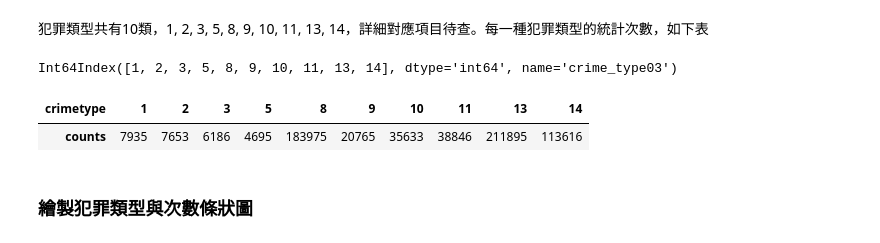
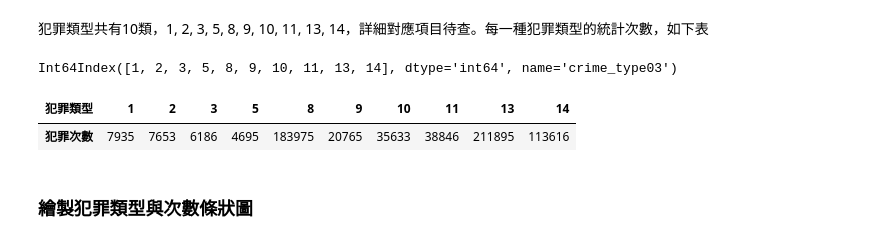
Before and after one commit to jc7qx/pylearning, a Jupyter notebook: 國網犯罪.ipynb, the cells around one changed output. Cells and saved outputs as stored; diff of their text form; code cells hidden in the pictures.

```diff
--- a/國網犯罪.ipynb
+++ b/國網犯罪.ipynb
@@ -36,13 +38,13 @@ tc.index #讀取犯罪類型
 Int64Index([1, 2, 3, 5, 8, 9, 10, 11, 13, 14], dtype='int64', name='crime_type03')
 # %%
 #製作犯罪類型與次數統計表
-ctab_dict = {"crimetype":tc.index,"counts":tc}
+ctab_dict = {"犯罪類型":tc.index,"犯罪次數":tc}
 ctab_df = pd.DataFrame(ctab_dict)
-ctab_df.index=ctab_df["crimetype"]
-del ctab_df["crimetype"]
+ctab_df.index=ctab_df["犯罪類型"]
+del ctab_df["犯罪類型"]
 ctab_df.transpose()
 # %% [output]
-| crimetype | 1 | 2 | 3 | 5 | 8 | 9 | 10 | 11 | 13 | 14 |
-| counts | 7935 | 7653 | 6186 | 4695 | 183975 | 20765 | 35633 | 38846 | 211895 | 113616 |
+| 犯罪類型 | 1 | 2 | 3 | 5 | 8 | 9 | 10 | 11 | 13 | 14 |
+| 犯罪次數 | 7935 | 7653 | 6186 | 4695 | 183975 | 20765 | 35633 | 38846 | 211895 | 113616 |
 # %% [markdown]
 ### 繪製犯罪類型與次數條狀圖
```
Also changed, not shown: parts of 32 cells of this notebook.
